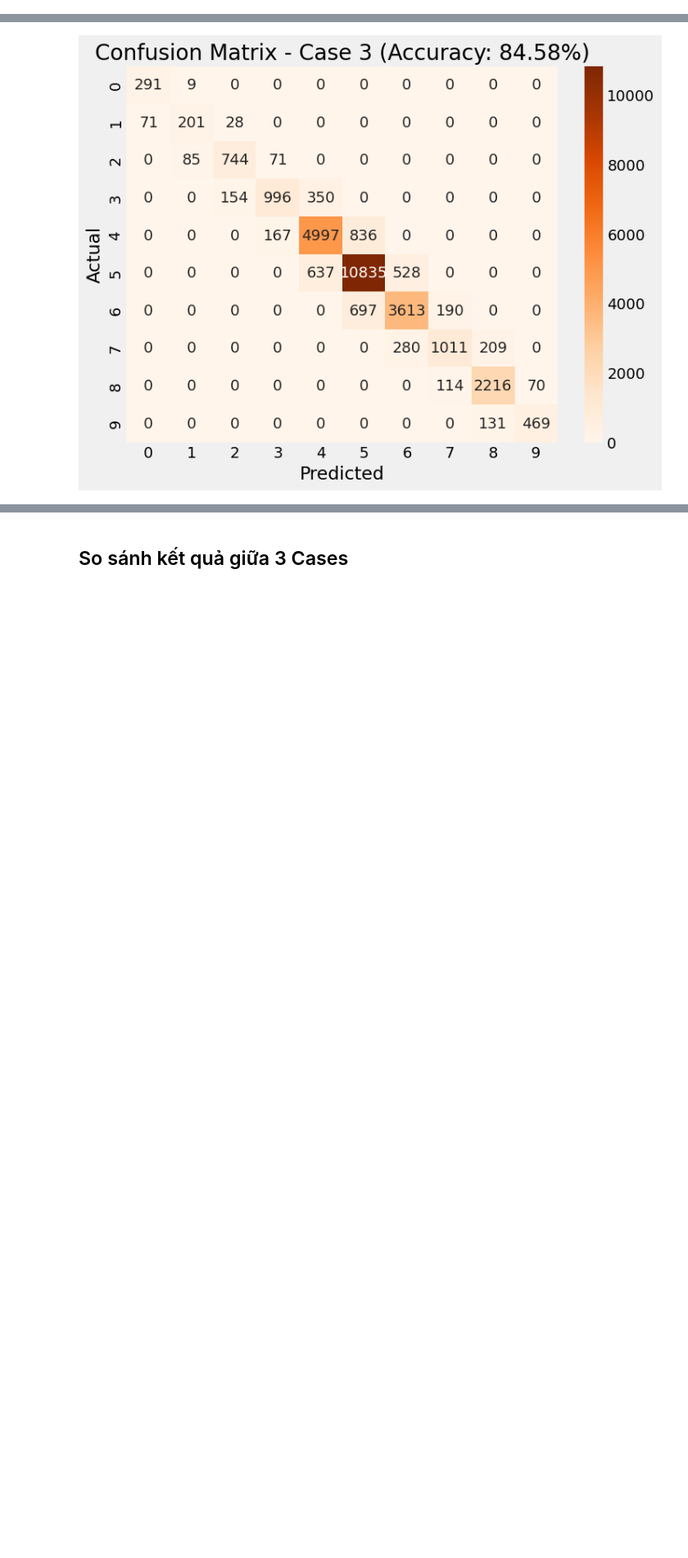
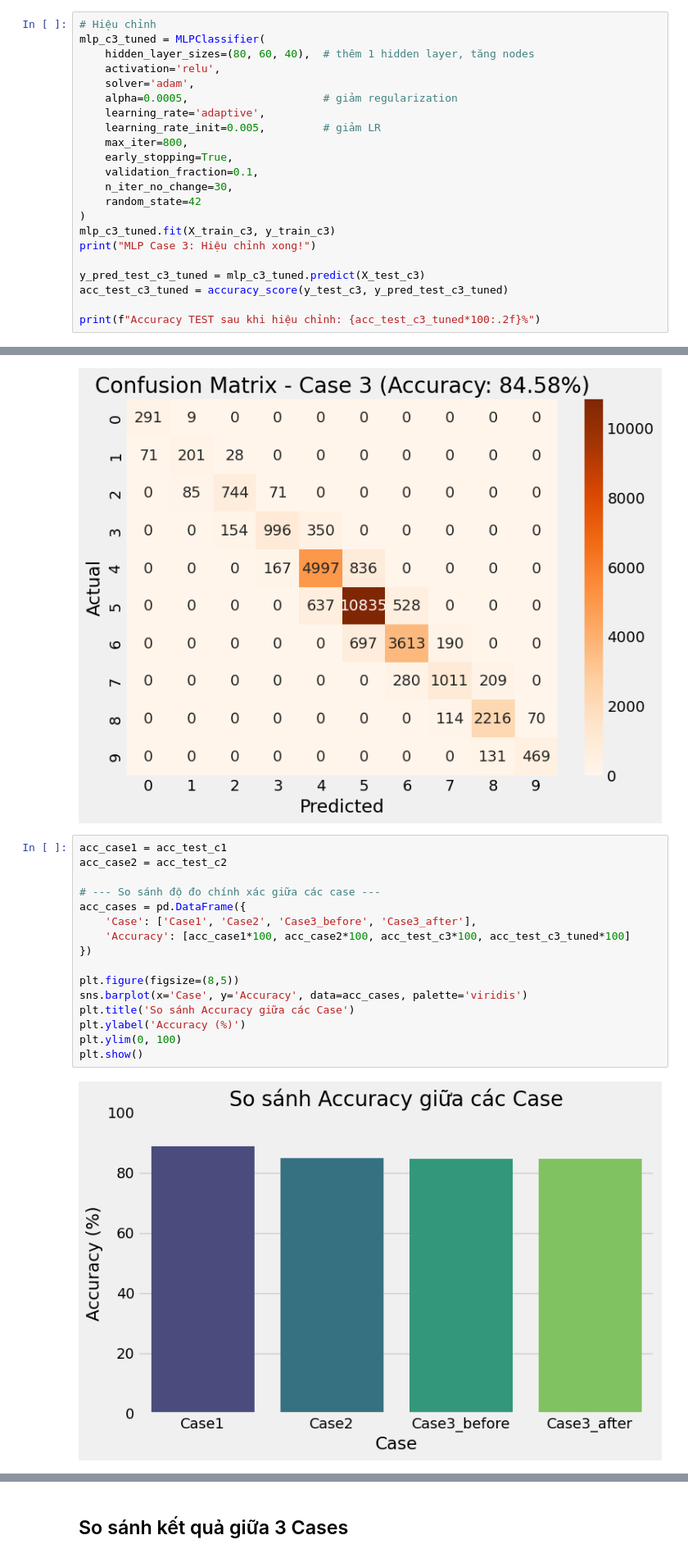
Before and after one commit to KDisme/PTDL, a Jupyter notebook: test.ipynb, the cells around one changed output, grey strips where cells are left out. Shown at 82% size. Saved outputs shown, nothing was run; the diff lists cells and outputs as text; blank space fills up the shorter version.

Commit message:
Hiệu Chỉnh Mô Hình

```diff
--- a/test.ipynb
+++ b/test.ipynb
@@ -1157,3 +1156,25 @@ Confusion Matrix (Test set):
     accuracy                           0.85     30000
    macro avg       0.81      0.80      0.81     30000
 weighted avg       0.84      0.85      0.84     30000
+# %%
+# Hiệu chỉnh
+mlp_c3_tuned = MLPClassifier(
+    hidden_layer_sizes=(80, 60, 40),  # thêm 1 hidden layer, tăng nodes
+    activation='relu',
+    solver='adam',
+    alpha=0.0005,                     # giảm regularization
+    learning_rate='adaptive',
+    learning_rate_init=0.005,         # giảm LR
+    max_iter=800,
+    early_stopping=True,
+    validation_fraction=0.1,
+    n_iter_no_change=30,
+    random_state=42
+)
+mlp_c3_tuned.fit(X_train_c3, y_train_c3)
+print("MLP Case 3: Hiệu chỉnh xong!")
+
+y_pred_test_c3_tuned = mlp_c3_tuned.predict(X_test_c3)
+acc_test_c3_tuned = accuracy_score(y_test_c3, y_pred_test_c3_tuned)
+
+print(f"Accuracy TEST sau khi hiệu chỉnh: {acc_test_c3_tuned*100:.2f}%")
@@ -1169,6 +1198,24 @@ plt.xlabel('Predicted')
 plt.show()
 # %% [output]
 [figure]
+# %%
+acc_case1 = acc_test_c1
+acc_case2 = acc_test_c2
+
+# --- So sánh độ đo chính xác giữa các case ---
+acc_cases = pd.DataFrame({
+    'Case': ['Case1', 'Case2', 'Case3_before', 'Case3_after'],
+    'Accuracy': [acc_case1*100, acc_case2*100, acc_test_c3*100, acc_test_c3_tuned*100]
+})
+
+plt.figure(figsize=(8,5))
+sns.barplot(x='Case', y='Accuracy', data=acc_cases, palette='viridis')
+plt.title('So sánh Accuracy giữa các Case')
+plt.ylabel('Accuracy (%)')
+plt.ylim(0, 100)
+plt.show()
+# %% [output]
+[figure, added]
 # %%
 # Trực quan hóa 3D cho Case 3
 from mpl_toolkits.mplot3d import Axes3D
```
Also changed, not shown: parts of 9 cells of this notebook.
